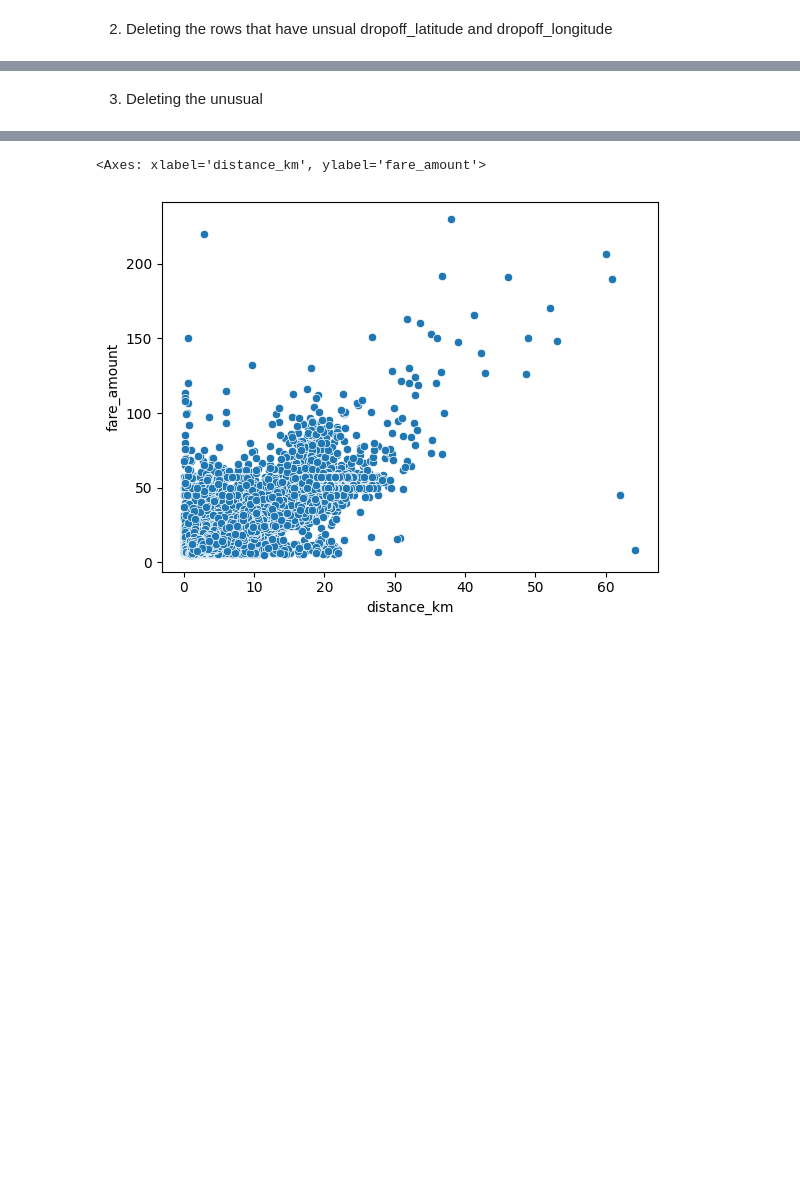
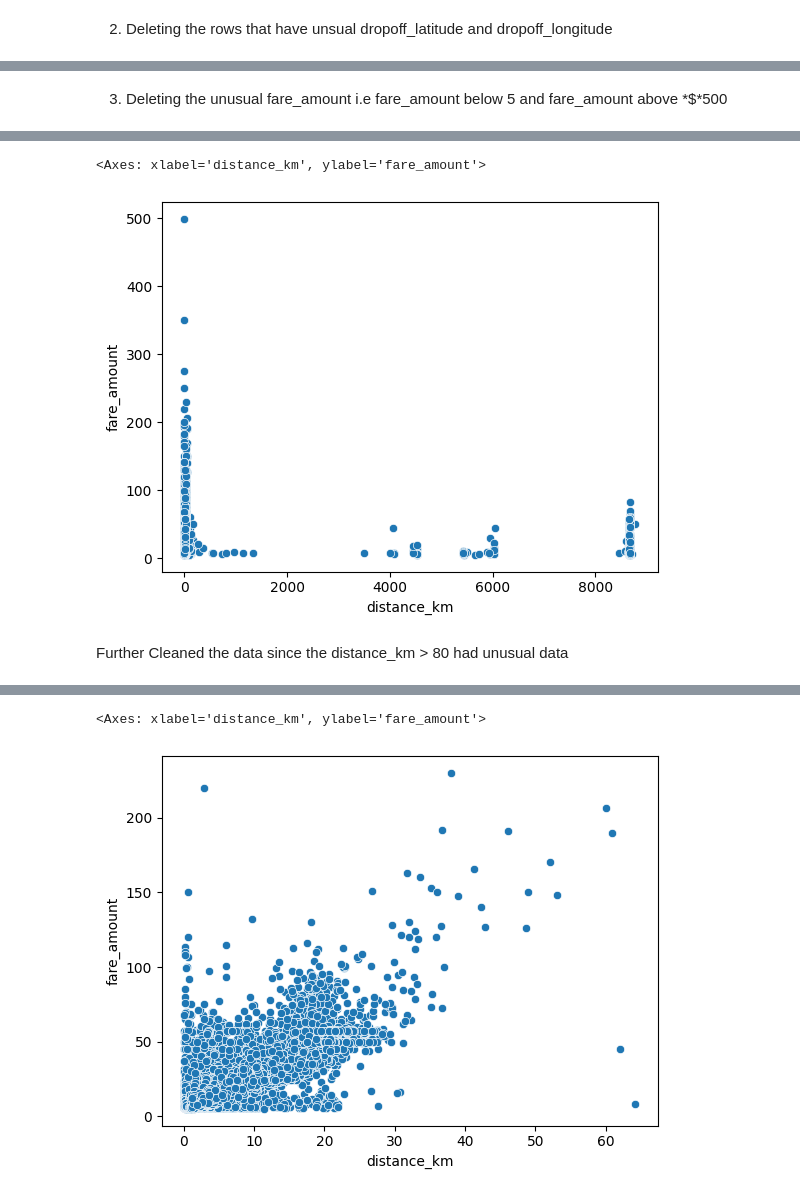
Before and after one commit to AshutoshDhungana/Fare_amount_prediction, a Jupyter notebook: TCfellowship_Ashutosh.ipynb, the cells around one changed output, grey strips where cells are left out. Drawn from its saved outputs; the diff is of its cells as text; code cells hidden in the pictures; blank space fills up the shorter version.

```diff
--- a/TCfellowship_Ashutosh.ipynb
+++ b/TCfellowship_Ashutosh.ipynb
@@ -327,8 +332,8 @@ df.describe()
 | 50% | 8.500000 | -73.981822 | 40.752592 | -73.980092 | 40.753042 | 1.000000 | ... |
 | 75% | 12.500000 | -73.967154 | 40.767157 | -73.963658 | 40.768000 | 2.000000 | ... |
 | max | 499.000000 | 40.808425 | 48.018760 | 40.831932 | 45.031598 | 208.000000 | ... |
-# %% [markdown]
-3. Deleting the unusual
+# %% [markdown]
+3. Deleting the unusual fare_amount i.e fare_amount below 5 and fare_amount above *$*500
 # %%
 fare_amount_outliers_min = df[df['fare_amount'] <= 5]
 fare_amount_outliers_max = df[df['fare_amount'] > 500]
@@ -353,6 +358,13 @@ df.describe()
 | 50% | 9.300000 | -73.981982 | 40.752158 | -73.980090 | 40.752603 | 1.000000 | ... |
 | 75% | 13.800000 | -73.967402 | 40.766608 | -73.963253 | 40.767430 | 2.000000 | ... |
 | max | 499.000000 | 40.806012 | 48.018760 | 40.831932 | 45.031598 | 208.000000 | ... |
+# %%
+sns.scatterplot(x='distance_km', y='fare_amount', data=df)
+# %% [output]
+<Axes: xlabel='distance_km', ylabel='fare_amount'>
+[figure, added]
+# %% [markdown]
+Further Cleaned the data since the distance_km > 80 had unusual data
 # %%
 distance_km_outliers_min = df[df['distance_km'] <= 0.1]
 distance_km_outliers_max = df[df['distance_km'] > 80]
```
Also changed, not shown: parts of 9 cells of this notebook.
